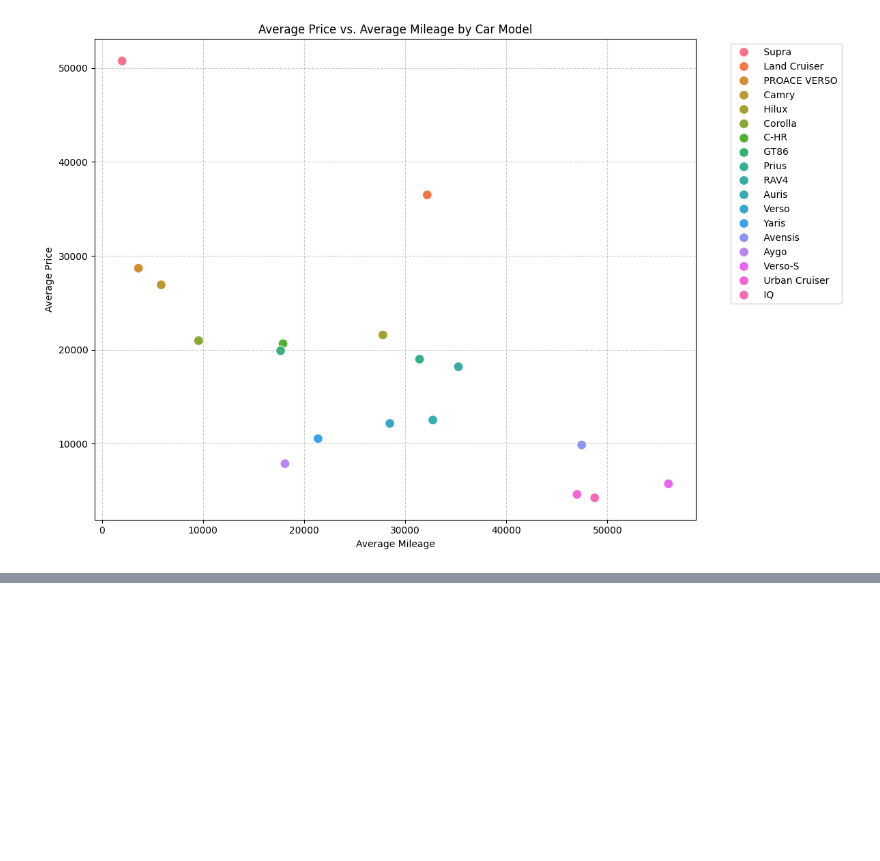
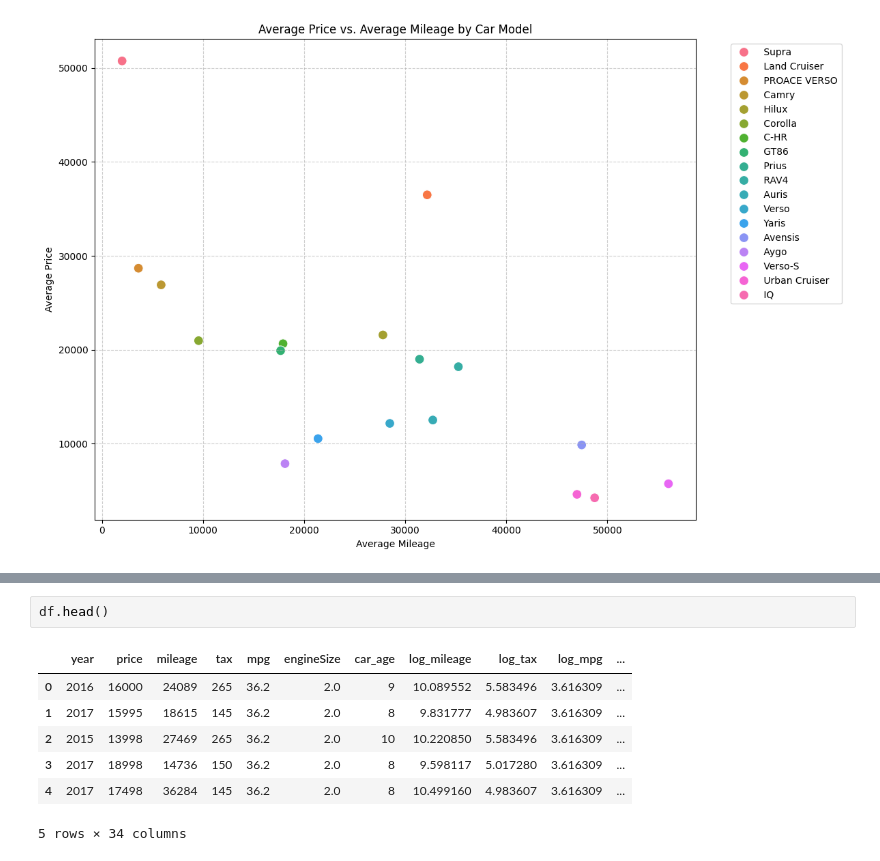
Before and after one commit to kxrrym03/Toyota-Used-Car-Insights, a Jupyter notebook: Toyota.ipynb, the cells around one changed output, grey strips where cells are left out. Cells and saved outputs as stored; diff of their text form; blank space fills up the shorter version.

```diff
--- a/Toyota.ipynb
+++ b/Toyota.ipynb
@@ -241,0 +263,10 @@ plt.show()
+# %%
+df.head()
+# %% [output]
+|  | year | price | mileage | tax | mpg | engineSize | car_age | log_mileage | log_tax | log_mpg | ... |
+| 0 | 2016 | 16000 | 24089 | 265 | 36.2 | 2.0 | 9 | 10.089552 | 5.583496 | 3.616309 | ... |
+| 1 | 2017 | 15995 | 18615 | 145 | 36.2 | 2.0 | 8 | 9.831777 | 4.983607 | 3.616309 | ... |
+| 2 | 2015 | 13998 | 27469 | 265 | 36.2 | 2.0 | 10 | 10.220850 | 5.583496 | 3.616309 | ... |
+| 3 | 2017 | 18998 | 14736 | 150 | 36.2 | 2.0 | 8 | 9.598117 | 5.017280 | 3.616309 | ... |
+| 4 | 2017 | 17498 | 36284 | 145 | 36.2 | 2.0 | 8 | 10.499160 | 4.983607 | 3.616309 | ... |
+5 rows × 34 columns
```
Also changed, not shown: parts of 4 cells of this notebook.
